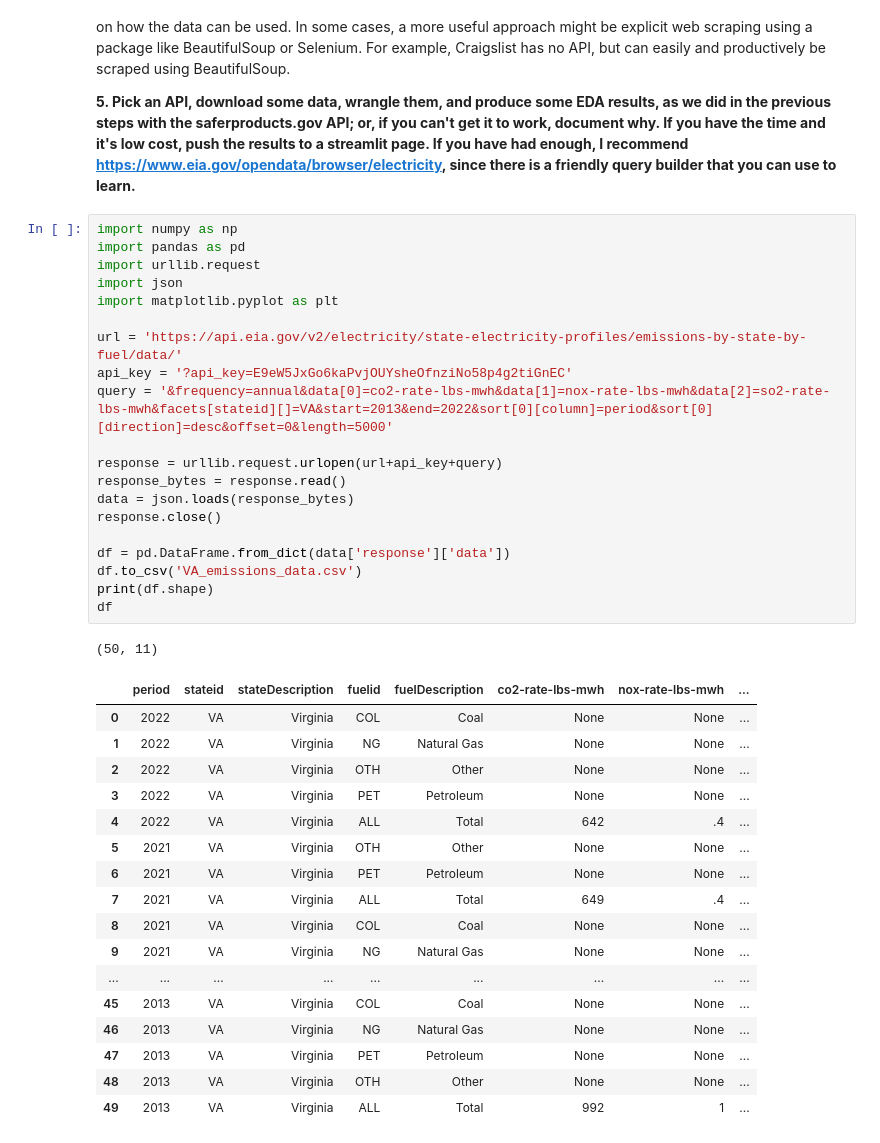
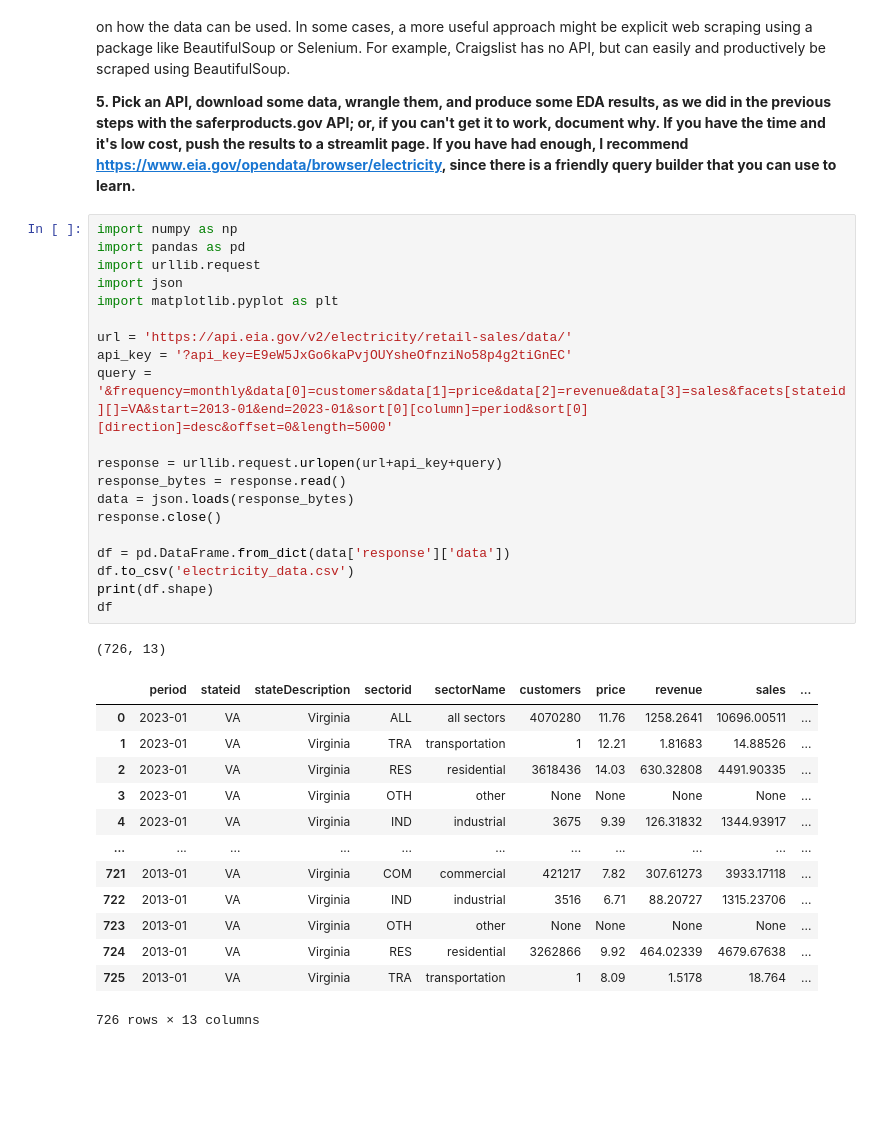
Before and after one commit to genevievepur/ds3001-labs, a Jupyter notebook: 01_api_calls/assignment_notebook.ipynb, the cells around one changed output. Cells and saved outputs as stored; diff of their text form; blank space fills up the shorter version.

```diff
--- a/01_api_calls/assignment_notebook.ipynb
+++ b/01_api_calls/assignment_notebook.ipynb
@@ -277,42 +277,38 @@ In addition to government data, many commerical apps provide API access to devel
 # %%
 import numpy as np
 import pandas as pd
 import urllib.request
 import json
 import matplotlib.pyplot as plt
 
-url = 'https://api.eia.gov/v2/electricity/state-electricity-profiles/emissions-by-state-by-fuel/data/'
+url = 'https://api.eia.gov/v2/electricity/retail-sales/data/'
 api_key = '?api_key=E9eW5JxGo6kaPvjOUYsheOfnziNo58p4g2tiGnEC'
-query = '&frequency=annual&data[0]=co2-rate-lbs-mwh&data[1]=nox-rate-lbs-mwh&data[2]=so2-rate-lbs-mwh&facets[stateid][]=VA&start=2013&end=2022&sort[0][column]=period&sort[0][direction]=desc&offset=0&length=5000'
+query = '&frequency=monthly&data[0]=customers&data[1]=price&data[2]=revenue&data[3]=sales&facets[stateid][]=VA&start=2013-01&end=2023-01&sort[0][column]=period&sort[0][direction]=desc&offset=0&length=5000'
 
 response = urllib.request.urlopen(url+api_key+query)
 response_bytes = response.read()
 data = json.loads(response_bytes)
 response.close()
 
 df = pd.DataFrame.from_dict(data['response']['data'])
-df.to_csv('VA_emissions_data.csv')
+df.to_csv('electricity_data.csv')
 print(df.shape)
 df
 # %% [output]
-(50, 11)
+(726, 13)
-|  | period | stateid | stateDescription | fuelid | fuelDescription | co2-rate-lbs-mwh | nox-rate-lbs-mwh | ... |
-| 0 | 2022 | VA | Virginia | COL | Coal | None | None | ... |
-| 1 | 2022 | VA | Virginia | NG | Natural Gas | None | None | ... |
-| 2 | 2022 | VA | Virginia | OTH | Other | None | None | ... |
-| 3 | 2022 | VA | Virginia | PET | Petroleum | None | None | ... |
-| 4 | 2022 | VA | Virginia | ALL | Total | 642 | .4 | ... |
-| 5 | 2021 | VA | Virginia | OTH | Other | None | None | ... |
-| 6 | 2021 | VA | Virginia | PET | Petroleum | None | None | ... |
-| 7 | 2021 | VA | Virginia | ALL | Total | 649 | .4 | ... |
-| 8 | 2021 | VA | Virginia | COL | Coal | None | None | ... |
-| 9 | 2021 | VA | Virginia | NG | Natural Gas | None | None | ... |
-| ... | ... | ... | ... | ... | ... | ... | ... | ... |
-| 45 | 2013 | VA | Virginia | COL | Coal | None | None | ... |
-| 46 | 2013 | VA | Virginia | NG | Natural Gas | None | None | ... |
-| 47 | 2013 | VA | Virginia | PET | Petroleum | None | None | ... |
-| 48 | 2013 | VA | Virginia | OTH | Other | None | None | ... |
-| 49 | 2013 | VA | Virginia | ALL | Total | 992 | 1 | ... |
+|  | period | stateid | stateDescription | sectorid | sectorName | customers | price | revenue | sales | ... |
+| 0 | 2023-01 | VA | Virginia | ALL | all sectors | 4070280 | 11.76 | 1258.2641 | 10696.00511 | ... |
+| 1 | 2023-01 | VA | Virginia | TRA | transportation | 1 | 12.21 | 1.81683 | 14.88526 | ... |
+| 2 | 2023-01 | VA | Virginia | RES | residential | 3618436 | 14.03 | 630.32808 | 4491.90335 | ... |
+| 3 | 2023-01 | VA | Virginia | OTH | other | None | None | None | None | ... |
+| 4 | 2023-01 | VA | Virginia | IND | industrial | 3675 | 9.39 | 126.31832 | 1344.93917 | ... |
+| ... | ... | ... | ... | ... | ... | ... | ... | ... | ... | ... |
+| 721 | 2013-01 | VA | Virginia | COM | commercial | 421217 | 7.82 | 307.61273 | 3933.17118 | ... |
+| 722 | 2013-01 | VA | Virginia | IND | industrial | 3516 | 6.71 | 88.20727 | 1315.23706 | ... |
+| 723 | 2013-01 | VA | Virginia | OTH | other | None | None | None | None | ... |
+| 724 | 2013-01 | VA | Virginia | RES | residential | 3262866 | 9.92 | 464.02339 | 4679.67638 | ... |
+| 725 | 2013-01 | VA | Virginia | TRA | transportation | 1 | 8.09 | 1.5178 | 18.764 | ... |
+726 rows × 13 columns
 # %%
 data['response']['description']
 # %% [output]
```
Also changed, not shown: parts of 8 cells of this notebook.
